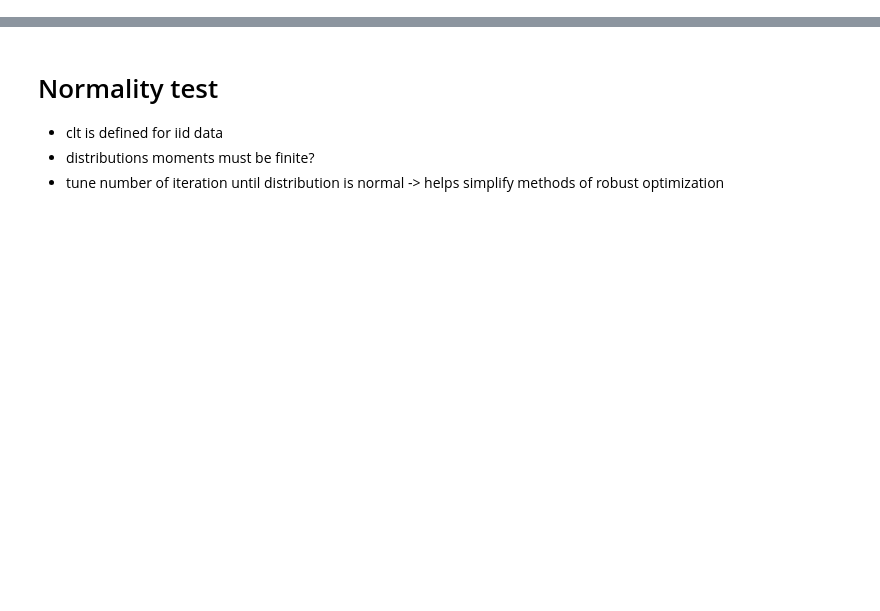
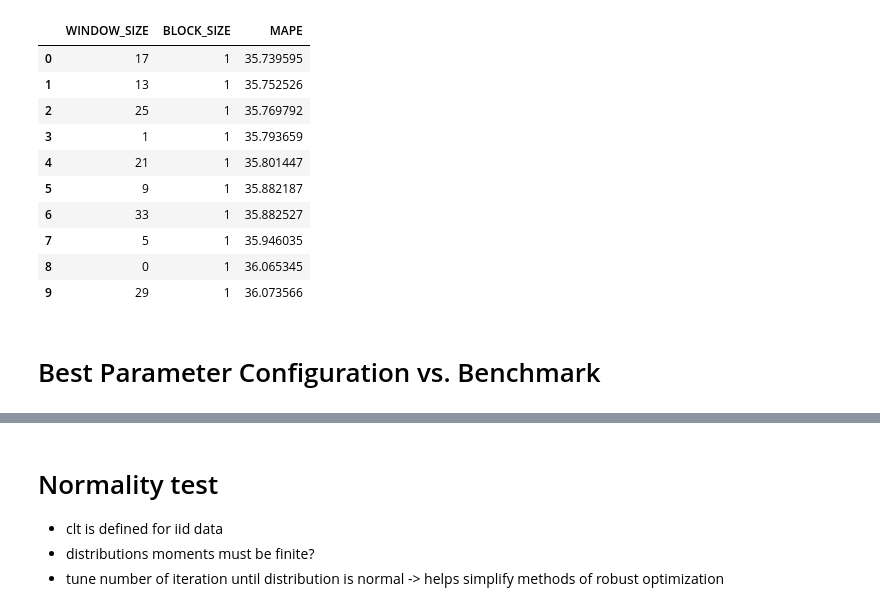
Before and after one commit to chrisnhr/Diplom, a Jupyter notebook: bootstrapping.ipynb, the cells around one changed output, grey strips where cells are left out. Saved outputs shown, nothing was run; the diff lists cells and outputs as text; code cells hidden in the pictures; blank space fills up the shorter version.

```diff
--- a/bootstrapping.ipynb
+++ b/bootstrapping.ipynb
@@ -210,0 +60,17 @@ plt.show()
+# %%
+df_grid_results = pd.read_csv("results/grid_results.csv")
+df_grid_results.groupby(["WINDOW_SIZE", "BLOCK_SIZE"]).median().sort_values("MAPE").reset_index()[["WINDOW_SIZE", "BLOCK_SIZE", "MAPE" ]].head(10) #median, bc distribution is skewed
+# auf Shortcomings des MAPE hinweisen in der Arbeit!
+# alternativ den Mean Absolute Scaled Error und Symmetric Mean Absolute Percentage Error testen
+# %% [output]
+|  | WINDOW_SIZE | BLOCK_SIZE | MAPE |
+| 0 | 17 | 1 | 35.739595 |
+| 1 | 13 | 1 | 35.752526 |
+| 2 | 25 | 1 | 35.769792 |
+| 3 | 1 | 1 | 35.793659 |
+| 4 | 21 | 1 | 35.801447 |
+| 5 | 9 | 1 | 35.882187 |
+| 6 | 33 | 1 | 35.882527 |
+| 7 | 5 | 1 | 35.946035 |
+| 8 | 0 | 1 | 36.065345 |
+| 9 | 29 | 1 | 36.073566 |
@@ -211 +92,3 @@ plt.show()
+# %% [markdown]
+# Best Parameter Configuration vs. Benchmark
 # %%
```
Also changed, not shown: parts of 26 cells of this notebook, 2 other files.
